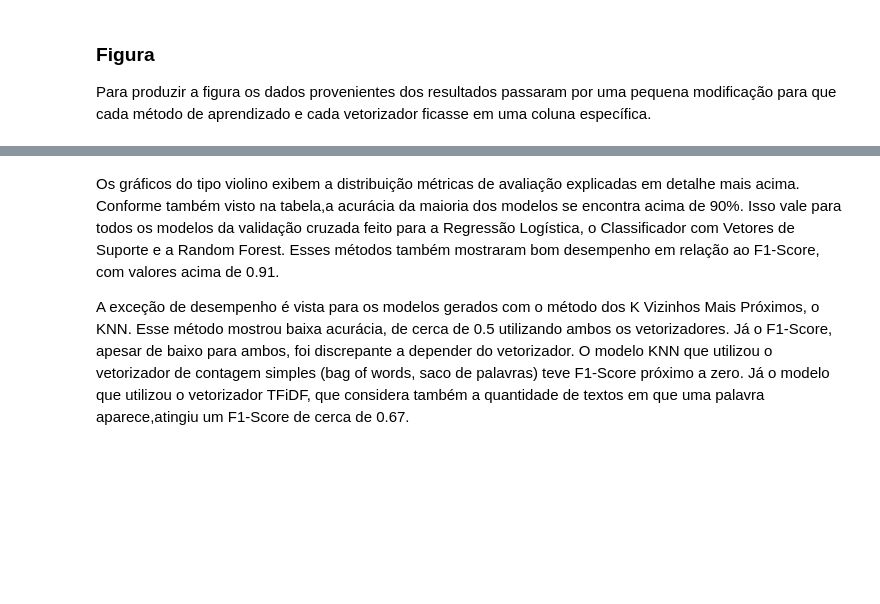
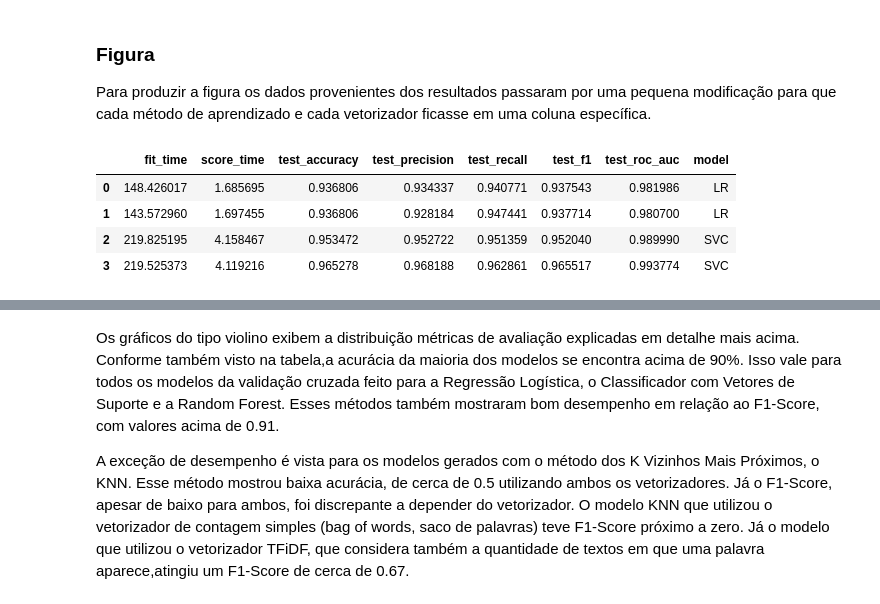
Before and after one commit to atlantico-academy/apura, a Jupyter notebook: notebooks/03 - Comparative Analysis.ipynb, the cells around one changed output, grey strips where cells are left out. Saved outputs shown, nothing was run; the diff lists cells and outputs as text; code cells hidden in the pictures; blank space fills up the shorter version.

```diff
--- a/notebooks/03 - Comparative Analysis.ipynb
+++ b/notebooks/03 - Comparative Analysis.ipynb
@@ -266,2 +292,13 @@ results_df[['vectorizer', 'method']] = results_df['model'].str.split('-', expand
+# %%
+results_df = (pd
+.DataFrame(scores)
+)
+results_df
+# %% [output]
+|  | fit_time | score_time | test_accuracy | test_precision | test_recall | test_f1 | test_roc_auc | model |
+| 0 | 148.426017 | 1.685695 | 0.936806 | 0.934337 | 0.940771 | 0.937543 | 0.981986 | LR |
+| 1 | 143.572960 | 1.697455 | 0.936806 | 0.928184 | 0.947441 | 0.937714 | 0.980700 | LR |
+| 2 | 219.825195 | 4.158467 | 0.953472 | 0.952722 | 0.951359 | 0.952040 | 0.989990 | SVC |
+| 3 | 219.525373 | 4.119216 | 0.965278 | 0.968188 | 0.962861 | 0.965517 | 0.993774 | SVC |
 # %%
 fig, (ax1, ax2) = plt.subplots(1,2, figsize=(15,8))
```
Also changed, not shown: parts of 11 cells of this notebook.
